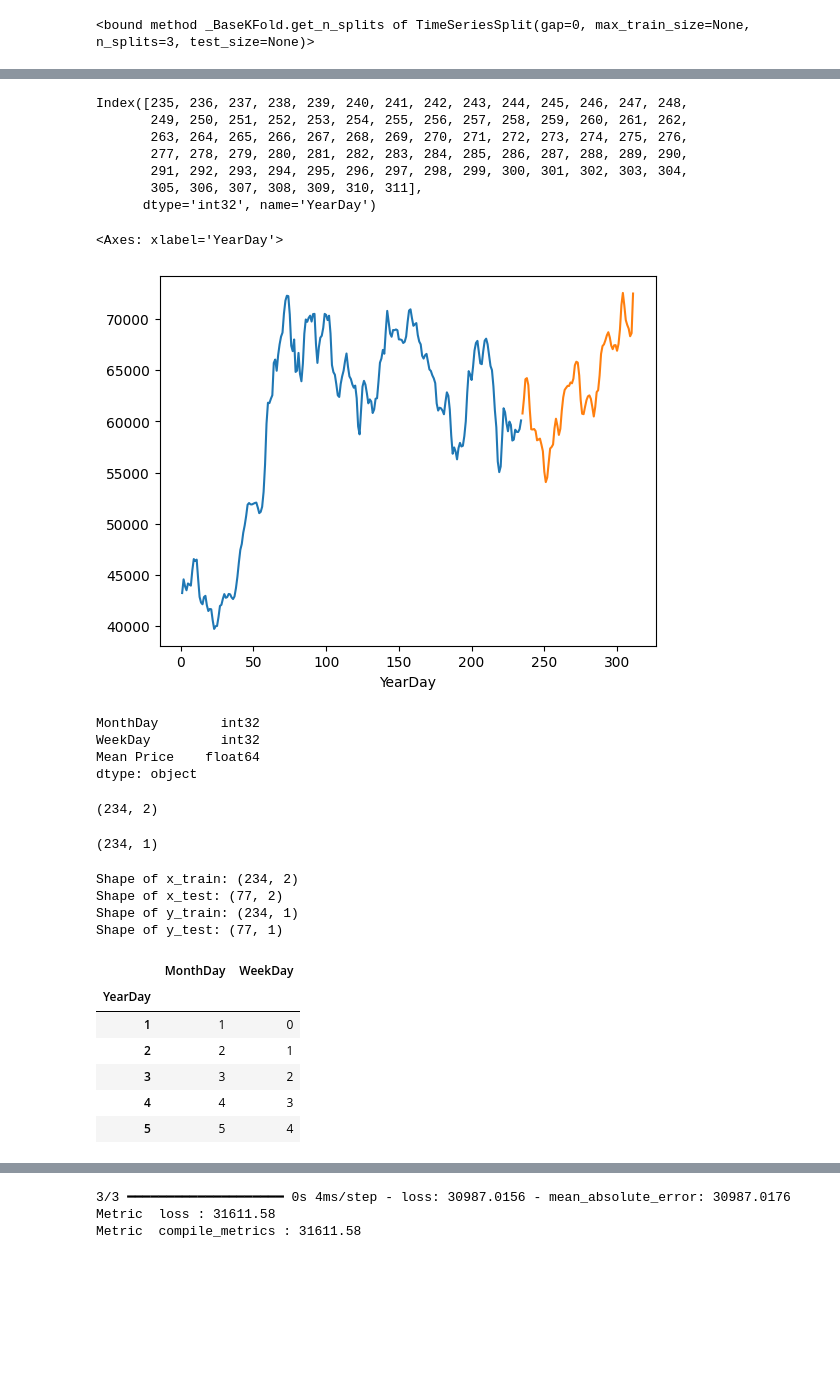
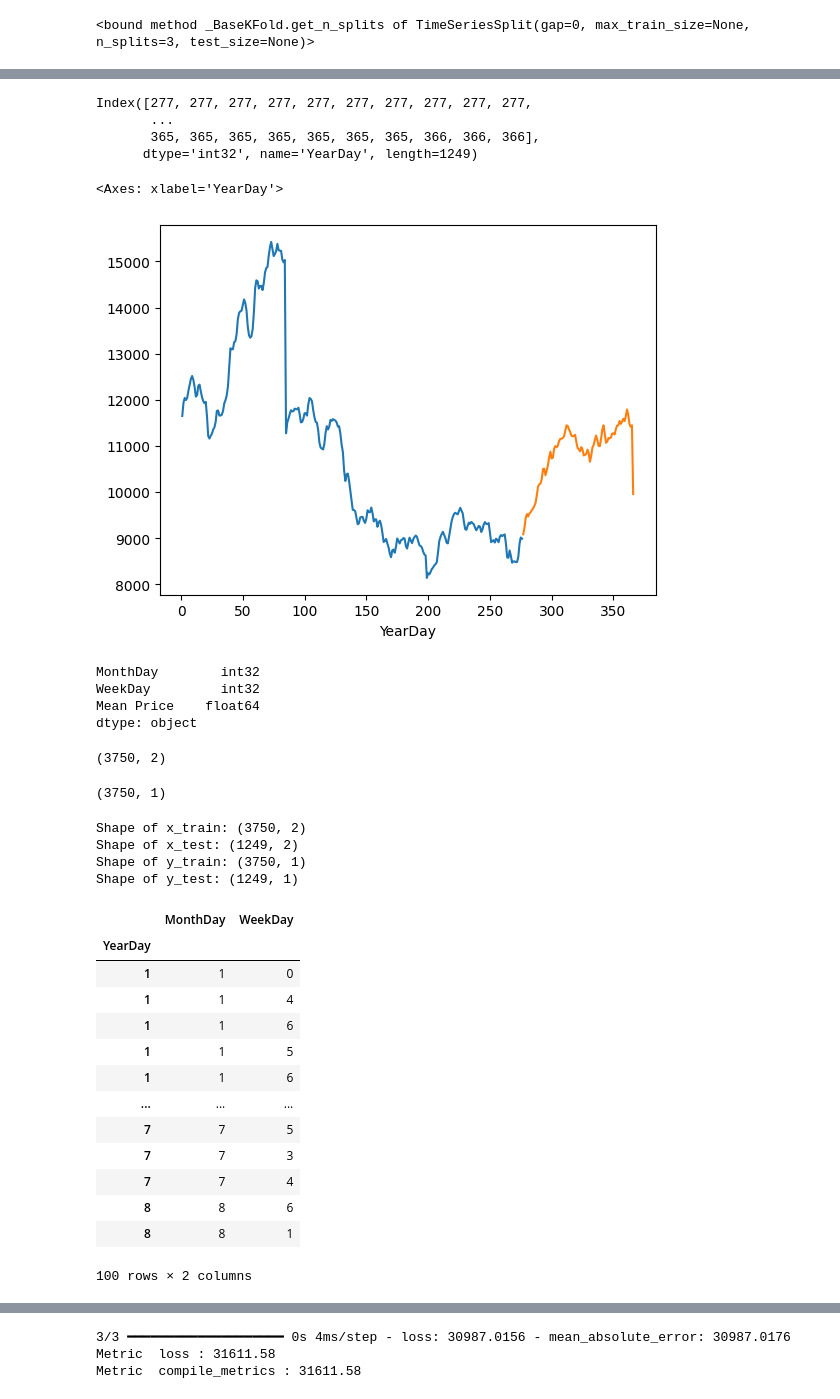
Before and after one commit to samanipour/Practical-Neural-Networks, a Jupyter notebook: Labs/6.Bitcoin Prediction/btc_prediction.ipynb, the cells around one changed output, grey strips where cells are left out. Drawn from its saved outputs; the diff is of its cells as text; code cells hidden in the pictures; blank space fills up the shorter version.

```diff
--- a/Labs/6.Bitcoin Prediction/btc_prediction.ipynb
+++ b/Labs/6.Bitcoin Prediction/btc_prediction.ipynb
@@ -6,7 +6,7 @@ import numpy as np
 from sklearn.model_selection import train_test_split
 from sklearn.preprocessing import LabelEncoder, OneHotEncoder
 # %%
-df  = pd.read_csv("Bitcoin Historical Data2024.csv")
+df  = pd.read_csv("Bitcoin Historical Data.csv")
 # %%
 print("Shape of the Dataset:",df.shape)
 #the head method displays the first 5 rows of the data
@@ -186,13 +195,10 @@ Index([  1,   2,   3,   4,   5,   6,   7,   8,   9,  10,
 # %%
 x_test.index
 # %% [output]
-Index([235, 236, 237, 238, 239, 240, 241, 242, 243, 244, 245, 246, 247, 248,
-       249, 250, 251, 252, 253, 254, 255, 256, 257, 258, 259, 260, 261, 262,
-       263, 264, 265, 266, 267, 268, 269, 270, 271, 272, 273, 274, 275, 276,
-       277, 278, 279, 280, 281, 282, 283, 284, 285, 286, 287, 288, 289, 290,
-       291, 292, 293, 294, 295, 296, 297, 298, 299, 300, 301, 302, 303, 304,
-       305, 306, 307, 308, 309, 310, 311],
-      dtype='int32', name='YearDay')
+Index([277, 277, 277, 277, 277, 277, 277, 277, 277, 277,
+       ...
+       365, 365, 365, 365, 365, 365, 365, 366, 366, 366],
+      dtype='int32', name='YearDay', length=1249)
 # %%
 def price2num(x):
     if type(x) == str:
@@ -204,7 +210,7 @@ y_test_val=y_test["Mean Price"].apply(price2num)
 y_test_val.groupby('YearDay').mean().plot()
 # %% [output]
 <Axes: xlabel='YearDay'>
-[figure, old version]
+[figure, new version]
 # %%
 scrubbed_df.dtypes
 # %% [output]
@@ -215,11 +221,11 @@ dtype: object
 # %%
 x_train.shape
 # %% [output]
-(234, 2)
+(3750, 2)
 # %%
 y_train.shape
 # %% [output]
-(234, 1)
+(3750, 1)
 # %%
 # #Create train and test dataset with an 80:20 split
 # x_train, x_test, y_train, y_test = train_test_split(scrubbed_df[["Month","Quarter","Day","WeekDay"]],scrubbed_df[["Mean Price"]],test_size=0.2,random_state=2018)
@@ -234,20 +240,27 @@ print("Shape of y_train:",y_train.shape)
 # print("Shape of y_val:",y_val.shape)
 print("Shape of y_test:",y_test.shape)
 # %% [output]
-Shape of x_train: (234, 2)
-Shape of x_test: (77, 2)
-Shape of y_train: (234, 1)
-Shape of y_test: (77, 1)
+Shape of x_train: (3750, 2)
+Shape of x_test: (1249, 2)
+Shape of y_train: (3750, 1)
+Shape of y_test: (1249, 1)
 # %%
-x_train.head()
+x_train.head(100)
 # %% [output]
 |  | MonthDay | WeekDay |
 | YearDay |  |  |
 | 1 | 1 | 0 |
-| 2 | 2 | 1 |
-| 3 | 3 | 2 |
-| 4 | 4 | 3 |
-| 5 | 5 | 4 |
+| 1 | 1 | 4 |
+| 1 | 1 | 6 |
+| 1 | 1 | 5 |
+| 1 | 1 | 6 |
+| ... | ... | ... |
+| 7 | 7 | 5 |
+| 7 | 7 | 3 |
+| 7 | 7 | 4 |
+| 8 | 8 | 6 |
+| 8 | 8 | 1 |
+100 rows × 2 columns
 # %%
 y_train.head()
 # %% [output]
```
Also changed, not shown: parts of 14 cells of this notebook, 1 other file.
